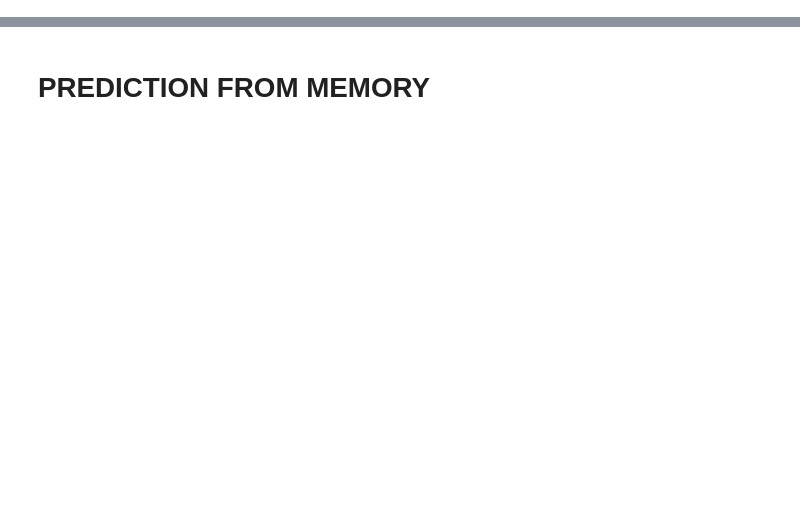
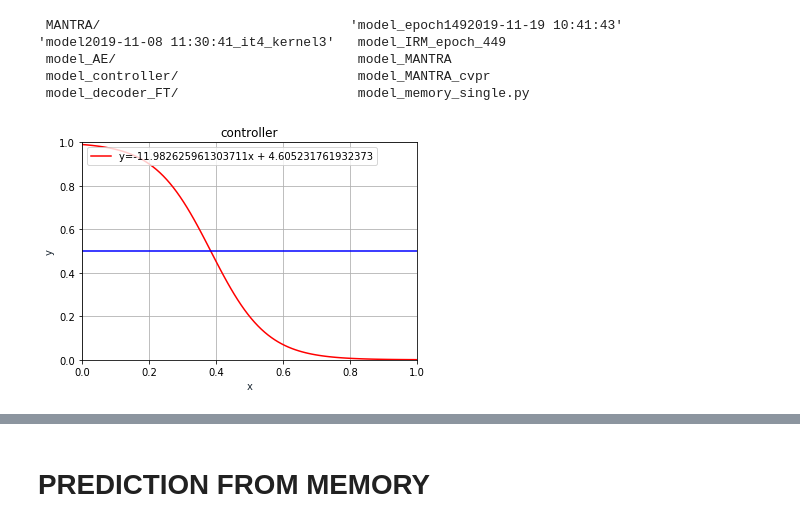
Before and after one commit to Marchetz/MANTRA-CVPR20, a Jupyter notebook: Analysis_KITTI.ipynb, the cells around one changed output, grey strips where cells are left out. Drawn from its saved outputs; the diff is of its cells as text; code cells hidden in the pictures; blank space fills up the shorter version.

```diff
--- a/Analysis_KITTI.ipynb
+++ b/Analysis_KITTI.ipynb
@@ -23,6 +23,14 @@ import torch.nn.functional as F
 colors = [(0, 0, 0), (0.87, 0.87, 0.87), (0.54, 0.54, 0.54), (0.49, 0.33, 0.16), (0.29, 0.57, 0.25)]
 cmap_name = 'scene_cmap'
 cm = LinearSegmentedColormap.from_list(cmap_name, colors, N=5)
+# %%
+ls pretrained_models/M
+# %% [output]
+ MANTRA/                                'model_epoch1492019-11-19 10:41:43'
+'model2019-11-08 11:30:41_it4_kernel3'   model_IRM_epoch_449
+ model_AE/                               model_MANTRA
+ model_controller/                       model_MANTRA_cvpr
+ model_decoder_FT/                       model_memory_single.py
 # %%
 # function
 def draw_track(past, future, pred=None, video_id='', vec_id='', index_tracklet=0):
@@ -59,4 +67,33 @@ num_prediction = 5
 dim_clip = 180
 
 # Model
-mem_n2n = torch.load('pretrained_models/model_IRM_epoch_449',  map_location=torch.device('cpu')).eval()
+mem_n2n_mantra = torch.load('pretrained_models/MANTRA/model_MANTRA',  map_location=torch.device('cpu')).eval()
+mem_n2n_controller = torch.load('pretrained_models/model_controller/model_controller',  map_location=torch.device('cpu')).eval()
+# %%
+def save_plot_controller(epoch=0):
+    """
+    plot the learned threshold bt writing controller
+    :param epoch: epoch index (default: 0)
+    :return: None
+    """
+
+    fig = plt.figure()
+    x = torch.Tensor(np.linspace(0, 1, 100))
+    weight = mem_n2n.linear_controller.weight.cpu()
+    bias = mem_n2n.linear_controller.bias.cpu()
+    y = torch.sigmoid(-(weight * x + (bias))).squeeze()
+    plt.plot(x.data.numpy(), y.data.numpy(), '-r', label='y=' + str(weight.item()) + 'x + ' + str(bias.item()))
+    plt.plot(x.data.numpy(), [0.5] * 100, '-b')
+    plt.title('controller')
+    plt.axis([0, 1, 0, 1])
+    plt.xlabel('x', color='#1C2833')
+    plt.ylabel('y', color='#1C2833')
+    plt.legend(loc='upper left')
+    plt.grid()
+
+    plt.show()
+    plt.close(fig)
+# %%
+save_plot_controller()
+# %% [output]
+[figure, added]
```
Also changed, not shown: parts of 1 cell of this notebook, 5 other files.
